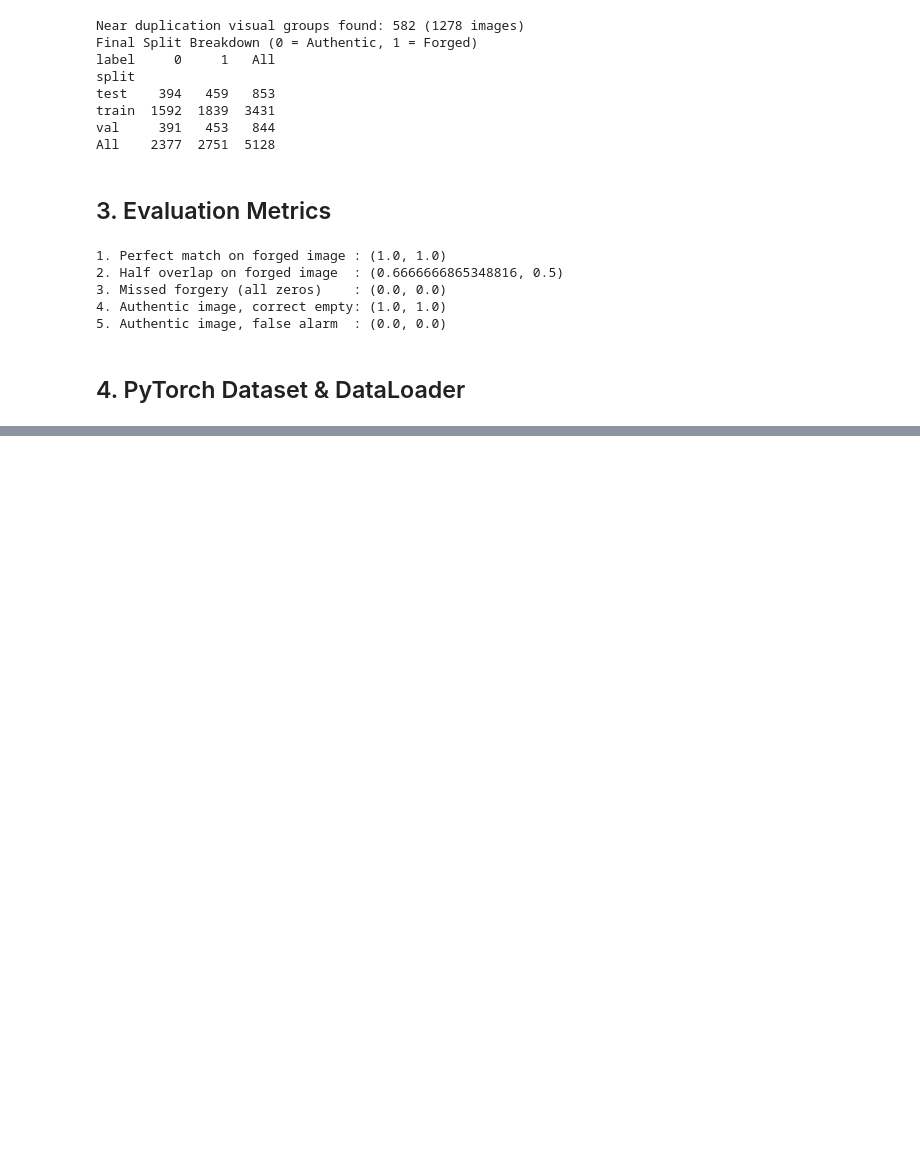
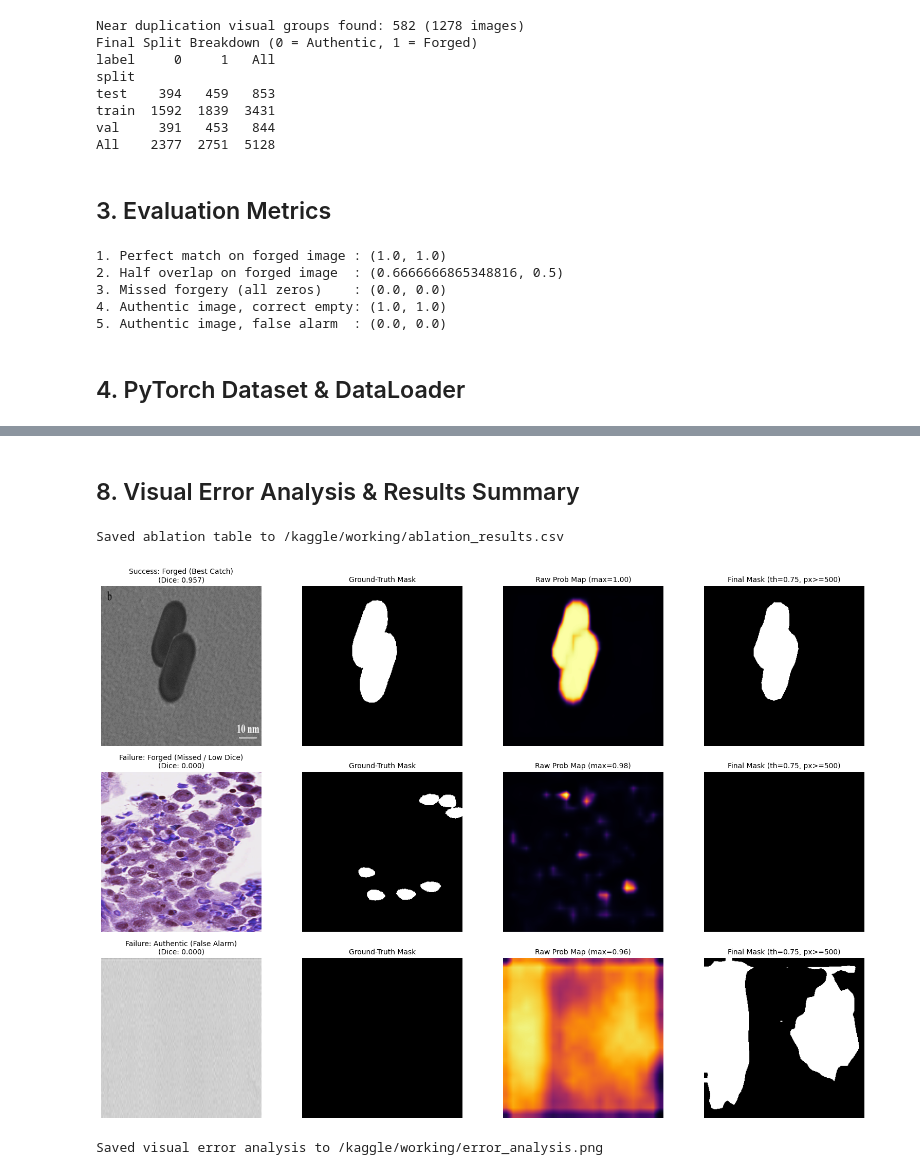
Before and after one commit to vivekrajraghav/scientific-image-forgery-detection, a Jupyter notebook: scientific-image-forgery-detection.ipynb, the cells around one changed output, grey strips where cells are left out. Drawn from its saved outputs; the diff is of its cells as text; code cells hidden in the pictures; blank space fills up the shorter version.

Commit message:
Kaggle Notebook | Scientific Image Forgery Detection | Version 3

```diff
--- a/scientific-image-forgery-detection.ipynb
+++ b/scientific-image-forgery-detection.ipynb
@@ -212,0 +799,71 @@ print("5. Authentic image, false alarm  :", compute_pixel_metrics(pred_half, pre
+# %% [markdown]
+## 8. Visual Error Analysis & Results Summary
+# %%
+import matplotlib.pyplot as plt
+ablation_df = pd.DataFrame(result_log)
+ablation_df.to_csv("/kaggle/working/ablation_results.csv", index=False)
+print("Saved ablation table to /kaggle/working/ablation_results.csv")
+
+test_df_reset = test_df.reset_index(drop=True)
+
+forged_scores = []
+auth_fp_areas = []
+
+for i in range(len(test_probs)):
+    pred_bin = (test_probs[i] >= best_thresh).astype(np.float32)
+    if pred_bin.sum() < best_min_area:
+        pred_bin[:] = 0.0
+
+    if int(test_labels[i]) == 1:
+        d, _ = compute_pixel_metrics(pred_bin, test_masks[i])
+        forged_scores.append((i, d))
+    else:
+        auth_fp_areas.append((i, float(pred_bin.sum())))
+
+best_forged_idx  = max(forged_scores, key=lambda x: x[1])[0]
+worst_forged_idx = min(forged_scores, key=lambda x: x[1])[0]
+worst_auth_idx   = max(auth_fp_areas, key=lambda x: x[1])[0]
+
+cases = [
+    (best_forged_idx,  "Success: Forged (Best Catch)"),
+    (worst_forged_idx, "Failure: Forged (Missed / Low Dice)"),
+    (worst_auth_idx,   "Failure: Authentic (False Alarm)"),
+]
+
+fig, axes = plt.subplots(3, 4, figsize=(16, 11))
+
+for row_idx, (idx, title_prefix) in enumerate(cases):
+    img_path = test_df_reset.loc[idx, "image_path"]
+    orig_img = Image.open(img_path).convert("RGB").resize((IMG_SIZE_MOD, IMG_SIZE_MOD))
+
+    true_mask = test_masks[idx]
+    prob_map  = test_probs[idx]
+    pred_bin  = (prob_map >= best_thresh).astype(np.float32)
+    if pred_bin.sum() < best_min_area:
+        pred_bin[:] = 0.0
+
+    dice_val, _ = compute_pixel_metrics(pred_bin, true_mask)
+
+    axes[row_idx, 0].imshow(orig_img)
+    axes[row_idx, 0].set_title(f"{title_prefix}\n(Dice: {dice_val:.3f})", fontsize=10)
+
+    axes[row_idx, 1].imshow(true_mask, cmap="gray", vmin=0, vmax=1)
+    axes[row_idx, 1].set_title("Ground-Truth Mask", fontsize=10)
+
+    axes[row_idx, 2].imshow(prob_map, cmap="inferno", vmin=0, vmax=1)
+    axes[row_idx, 2].set_title(f"Raw Prob Map (max={prob_map.max():.2f})", fontsize=10)
+
+    axes[row_idx, 3].imshow(pred_bin, cmap="gray", vmin=0, vmax=1)
+    axes[row_idx, 3].set_title(f"Final Mask (th={best_thresh}, px>={best_min_area})", fontsize=10)
+
+    for col_idx in range(4):
+        axes[row_idx, col_idx].axis("off")
+
+plt.tight_layout()
+plt.savefig("/kaggle/working/error_analysis.png", dpi=150, bbox_inches="tight")
+plt.show()
+print("Saved visual error analysis to /kaggle/working/error_analysis.png")
+# %% [output]
+Saved ablation table to /kaggle/working/ablation_results.csv
+[figure, added]
+Saved visual error analysis to /kaggle/working/error_analysis.png
```
Also changed, not shown: parts of 11 cells of this notebook.
